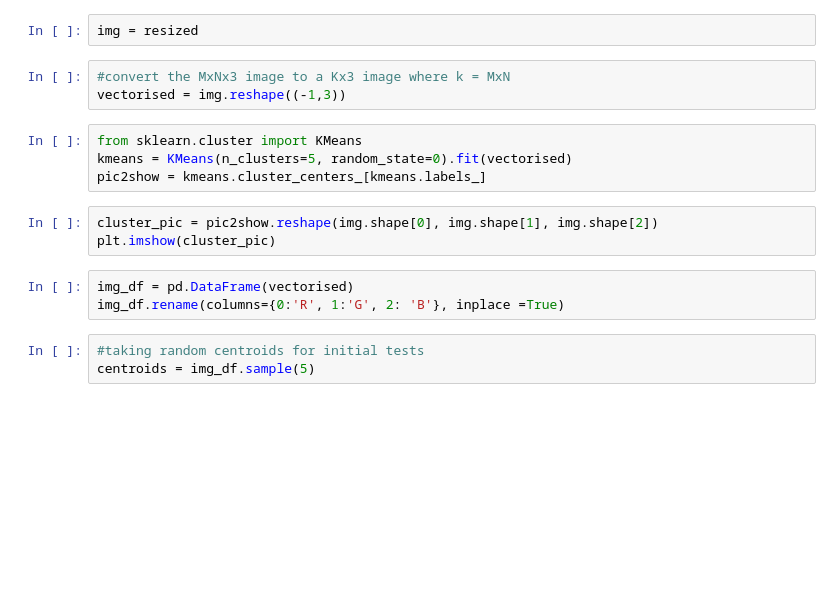
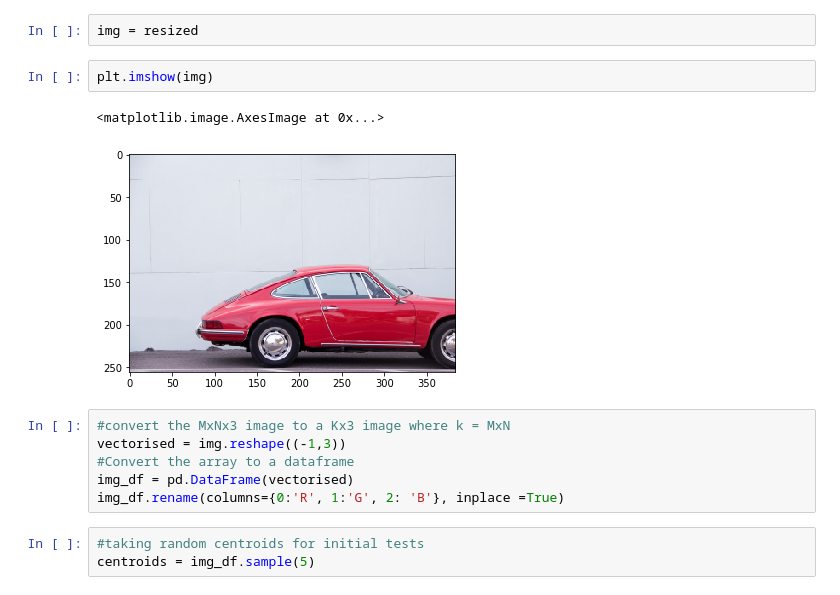
Before and after one commit to Moosa-Ali/K-Means-Image-Clustering, a Jupyter notebook: K-means for image classification.ipynb, the cells around one changed output. Cells and saved outputs as stored; diff of their text form; blank space fills up the shorter version.

```diff
--- a/K-means for image classification.ipynb
+++ b/K-means for image classification.ipynb
@@ -27,18 +32,16 @@ plt.show()
 # %%
 img = resized
+# %%
+plt.imshow(img)
+# %% [output]
+<matplotlib.image.AxesImage at 0x...>
+[figure, added]
 # %%
 #convert the MxNx3 image to a Kx3 image where k = MxN
 vectorised = img.reshape((-1,3))
+#Convert the array to a dataframe
+img_df = pd.DataFrame(vectorised)
+img_df.rename(columns={0:'R', 1:'G', 2: 'B'}, inplace =True)
-# %%
-from sklearn.cluster import KMeans
-kmeans = KMeans(n_clusters=5, random_state=0).fit(vectorised)
-pic2show = kmeans.cluster_centers_[kmeans.labels_]
-# %%
-cluster_pic = pic2show.reshape(img.shape[0], img.shape[1], img.shape[2])
-plt.imshow(cluster_pic)
-# %%
-img_df = pd.DataFrame(vectorised)
-img_df.rename(columns={0:'R', 1:'G', 2: 'B'}, inplace =True)
 # %%
 #taking random centroids for initial tests
 centroids = img_df.sample(5)
```
Also changed, not shown: parts of 9 cells of this notebook, 2 other files.
